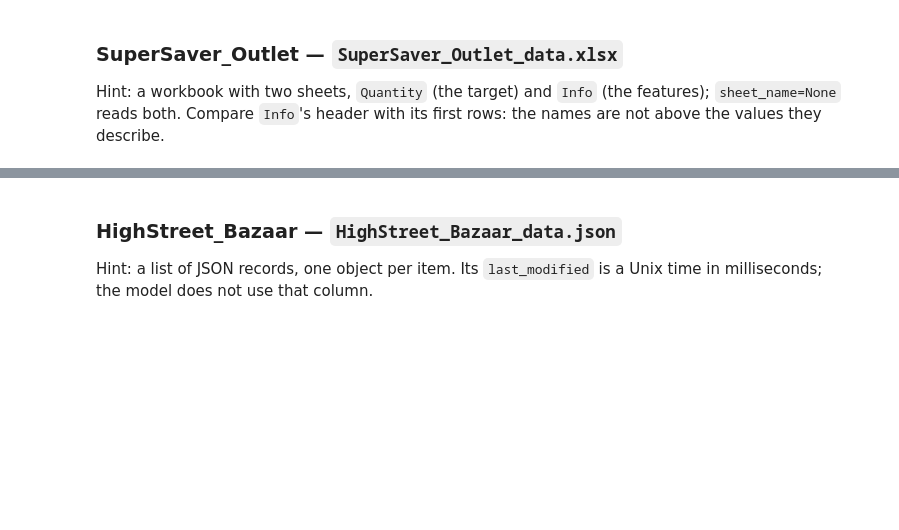
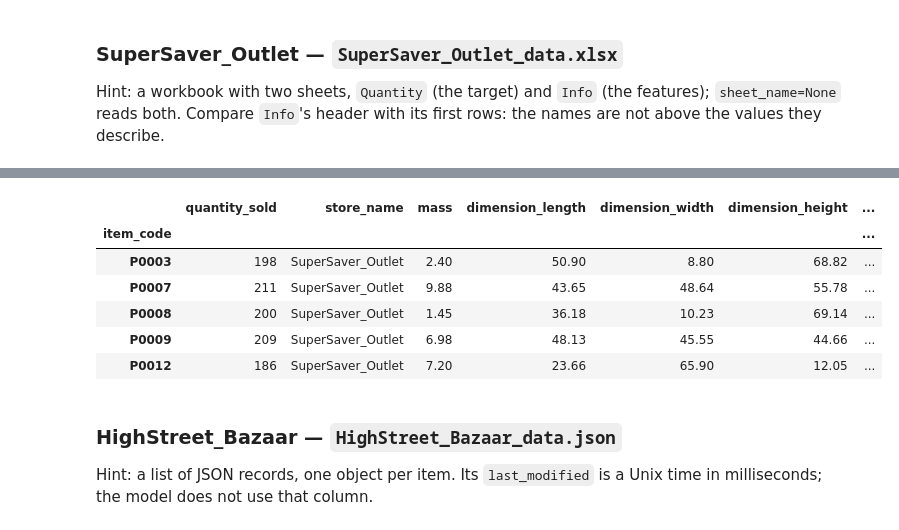
Before and after one commit to hanshunyi0-cyber/mlp-s1-case-study, a Jupyter notebook: website/public/modules/ms2a-machine-learning-practice/challenges/mlp-s1-store-sales.ipynb, the cells around one changed output, grey strips where cells are left out. Drawn from its saved outputs; the diff is of its cells as text; code cells hidden in the pictures; blank space fills up the shorter version.

```diff
--- a/website/public/modules/ms2a-machine-learning-practice/challenges/mlp-s1-store-sales.ipynb
+++ b/website/public/modules/ms2a-machine-learning-practice/challenges/mlp-s1-store-sales.ipynb
@@ -236,3 +280,20 @@ KeyError: 'ITEM_CODE'
+# %%
+df_supersaver = quantity.merge(
+    info,
+    on="item_code",
+    how="left",
+    validate="1:1"
+)
+
+df_supersaver.head()
+# %% [output]
+|  | quantity_sold | store_name | mass | dimension_length | dimension_width | dimension_height | ... |
+| item_code |  |  |  |  |  |  | ... |
+| P0003 | 198 | SuperSaver_Outlet | 2.40 | 50.90 | 8.80 | 68.82 | ... |
+| P0007 | 211 | SuperSaver_Outlet | 9.88 | 43.65 | 48.64 | 55.78 | ... |
+| P0008 | 200 | SuperSaver_Outlet | 1.45 | 36.18 | 10.23 | 69.14 | ... |
+| P0009 | 209 | SuperSaver_Outlet | 6.98 | 48.13 | 45.55 | 44.66 | ... |
+| P0012 | 186 | SuperSaver_Outlet | 7.20 | 23.66 | 65.90 | 12.05 | ... |
 # %% [markdown]
 ### HighStreet_Bazaar — `HighStreet_Bazaar_data.json`
 
```
Also changed, not shown: parts of 24 cells of this notebook.
